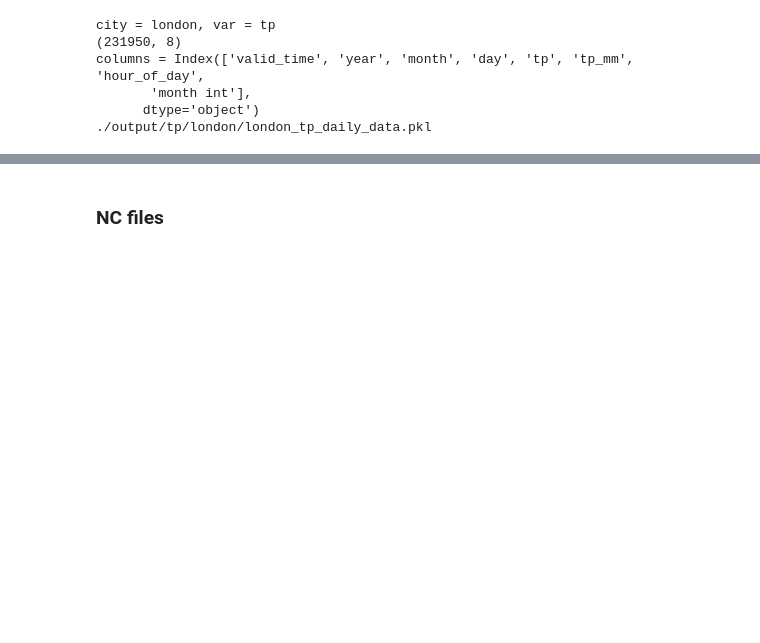
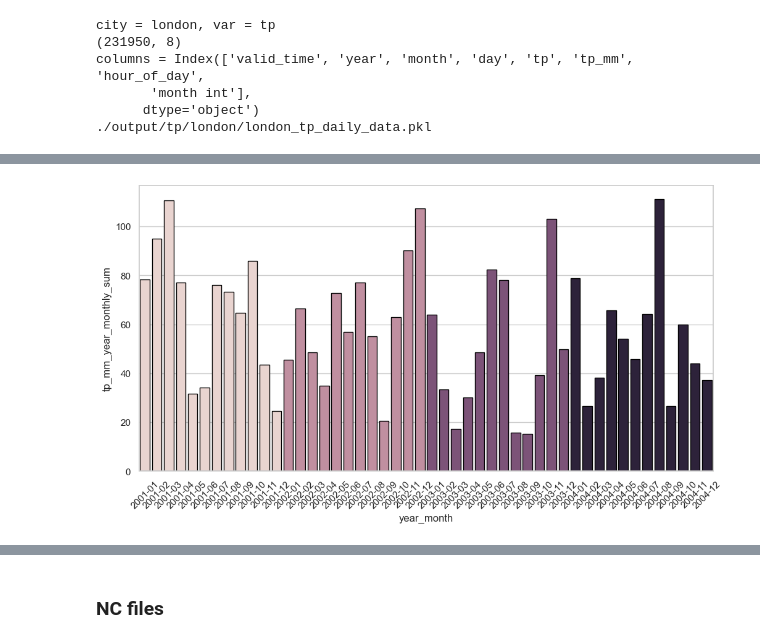
Before and after one commit to pacoraggio/London-Rainfall, a Jupyter notebook: ERA5_data_transformation.ipynb, the cells around one changed output, grey strips where cells are left out. Saved outputs shown, nothing was run; the diff lists cells and outputs as text; code cells hidden in the pictures; blank space fills up the shorter version.

```diff
--- a/ERA5_data_transformation.ipynb
+++ b/ERA5_data_transformation.ipynb
@@ -571,0 +673,8 @@ Index(['date', 'year', 'month', 'day', 'tp_daily_sum', 'tp_daily_mean',
+# %%
+year = 2015
+month = 'Nov'
+feature = 'tp_daily_mm_sum'
+title_label = "Daily Total Precipitation (mm)"
+city = 'London'
+
+test_2[(test_2['year'] == year) & (test_2['month'] == month)]['tp_daily_mm_min']
@@ -571,0 +683,9 @@ Index(['date', 'year', 'month', 'day', 'tp_daily_sum', 'tp_daily_mean',
+# %%
+ffolder = './output/tp/london/'
+fname = 'london_tp_hourly_data.pkl'
+foutput = fname.split('_')
+output_fname = ffolder + foutput[0] + '_' + foutput[1] + '_' + 'daily_data.pkl'
+output_fname
+
+df_tp_daily = pd.read_pickle(output_fname)
+df_tp_daily.head()
@@ -571,0 +735,3 @@ Index(['date', 'year', 'month', 'day', 'tp_daily_sum', 'tp_daily_mean',
+# %%
+df_tp_monthly = create_year_month_tp_aggregate(df_tp_daily)
+df_tp_monthly.head()
@@ -571,0 +769,29 @@ Index(['date', 'year', 'month', 'day', 'tp_daily_sum', 'tp_daily_mean',
+# %%
+fig_size = (12,6)
+
+start_year = 2001
+end_year = 2004
+orientation = 45
+feature = 'tp_mm_year_monthly_sum'
+
+df_plot = df_tp_monthly[(df_tp_monthly['year'] >= start_year) & (df_tp_monthly['year'] <= end_year)]
+
+sns.set_theme(style="whitegrid")
+plt.figure(figsize=fig_size)
+
+ax = sns.barplot(
+    data=df_plot,
+    x='year_month',
+    y=feature,
+    hue='year',
+    edgecolor='black',
+    errorbar=None,
+    legend=False,
+    );
+
+
+new_labels = df_plot['year_month_display']
+ax.set_xticks(range(len(new_labels)))
+ax.set_xticklabels(new_labels, rotation=45, ha='center');
+# %% [output]
+[figure, added]
```
Also changed, not shown: parts of 56 cells of this notebook, 5 other files.
